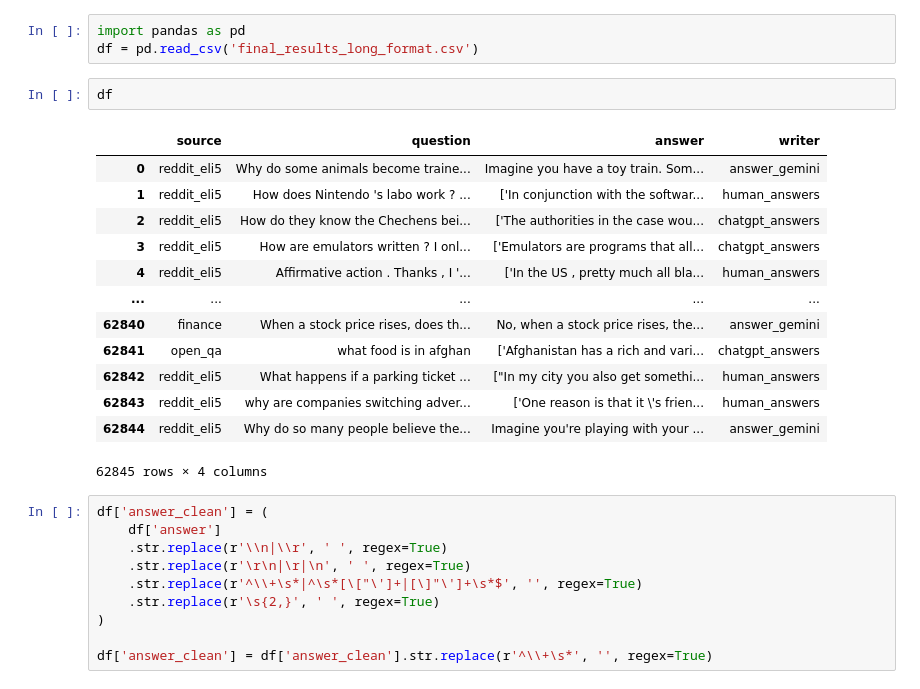
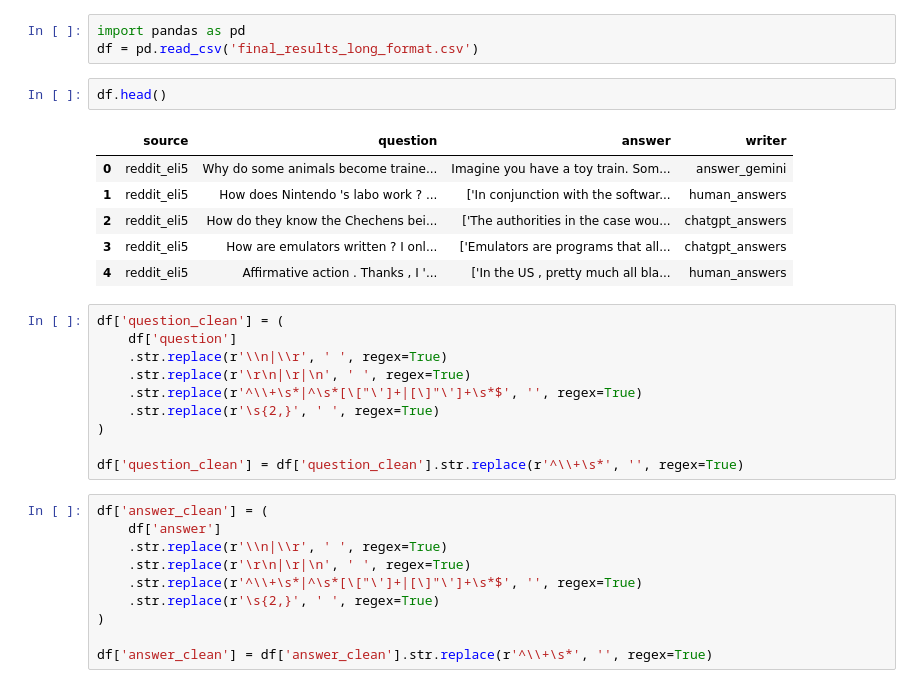
Before and after one commit to Idokopilov/magshimim-final-project, a Jupyter notebook: basedgabiEDA.ipynb, the cells around one changed output. Drawn from its saved outputs; the diff is of its cells as text.

```diff
--- a/basedgabiEDA.ipynb
+++ b/basedgabiEDA.ipynb
@@ -2,21 +2,24 @@
 import pandas as pd
 df = pd.read_csv('final_results_long_format.csv')
 # %%
-df
+df.head()
 # %% [output]
 |  | source | question | answer | writer |
 | 0 | reddit_eli5 | Why do some animals become traine... | Imagine you have a toy train. Som... | answer_gemini |
 | 1 | reddit_eli5 | How does Nintendo 's labo work ? ... | ['In conjunction with the softwar... | human_answers |
 | 2 | reddit_eli5 | How do they know the Chechens bei... | ['The authorities in the case wou... | chatgpt_answers |
 | 3 | reddit_eli5 | How are emulators written ? I onl... | ['Emulators are programs that all... | chatgpt_answers |
 | 4 | reddit_eli5 | Affirmative action . Thanks , I '... | ['In the US , pretty much all bla... | human_answers |
-| ... | ... | ... | ... | ... |
-| 62840 | finance | When a stock price rises, does th... | No, when a stock price rises, the... | answer_gemini |
-| 62841 | open_qa | what food is in afghan | ['Afghanistan has a rich and vari... | chatgpt_answers |
-| 62842 | reddit_eli5 | What happens if a parking ticket ... | ["In my city you also get somethi... | human_answers |
-| 62843 | reddit_eli5 | why are companies switching adver... | ['One reason is that it \'s frien... | human_answers |
-| 62844 | reddit_eli5 | Why do so many people believe the... | Imagine you're playing with your ... | answer_gemini |
-62845 rows × 4 columns
+# %%
+df['question_clean'] = (
+    df['question']
+    .str.replace(r'\\n|\\r', ' ', regex=True)
+    .str.replace(r'\r\n|\r|\n', ' ', regex=True)
+    .str.replace(r'^\\+\s*|^\s*[\["\']+|[\]"\']+\s*$', '', regex=True)
+    .str.replace(r'\s{2,}', ' ', regex=True)
+)
+
+df['question_clean'] = df['question_clean'].str.replace(r'^\\+\s*', '', regex=True)
 # %%
 df['answer_clean'] = (
     df['answer']
```
Also changed, not shown: parts of 12 cells of this notebook.
